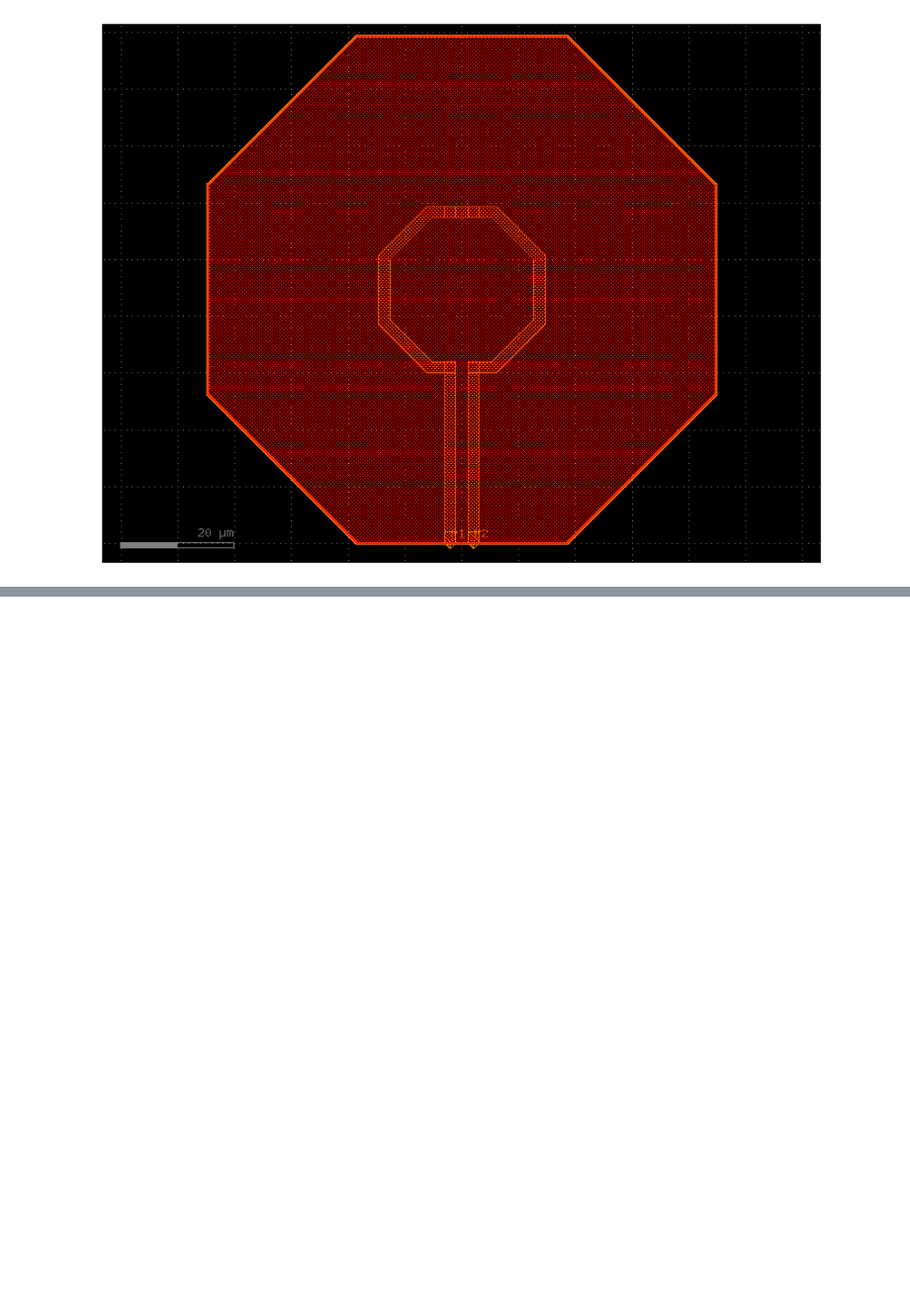
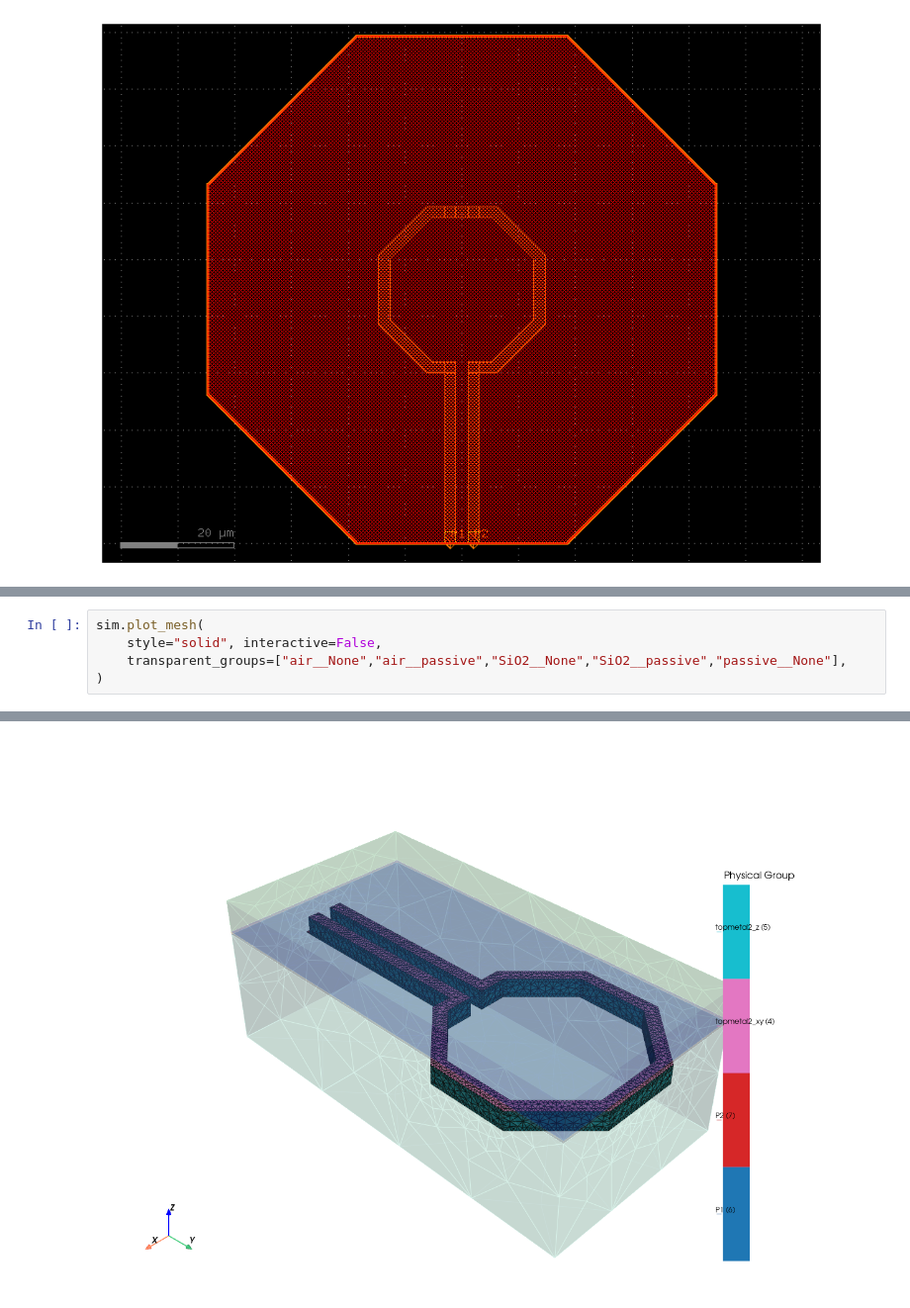
Before and after one commit to EpsilonForge/gsim, a Jupyter notebook: nbs/IHP_components/mesh_inductor2.ipynb, the cells around one changed output, grey strips where cells are left out. Shown at 99% size. Drawn from its saved outputs; the diff is of its cells as text; blank space fills up the shorter version.

```diff
--- a/nbs/IHP_components/mesh_inductor2.ipynb
+++ b/nbs/IHP_components/mesh_inductor2.ipynb
@@ -79,0 +81,6 @@ libEGL warning: failed to open /dev/dri/card1: Permission denied
+# %%
+sim.plot_mesh(
+    style="solid", interactive=False,
+    transparent_groups=["air__None","air__passive","SiO2__None","SiO2__passive","passive__None"],
+)
+# %% [output]
@@ -79,0 +104 @@ libEGL warning: failed to open /dev/dri/card1: Permission denied
+[figure, added]
```
Also changed, not shown: parts of 7 cells of this notebook, 9 other files.
